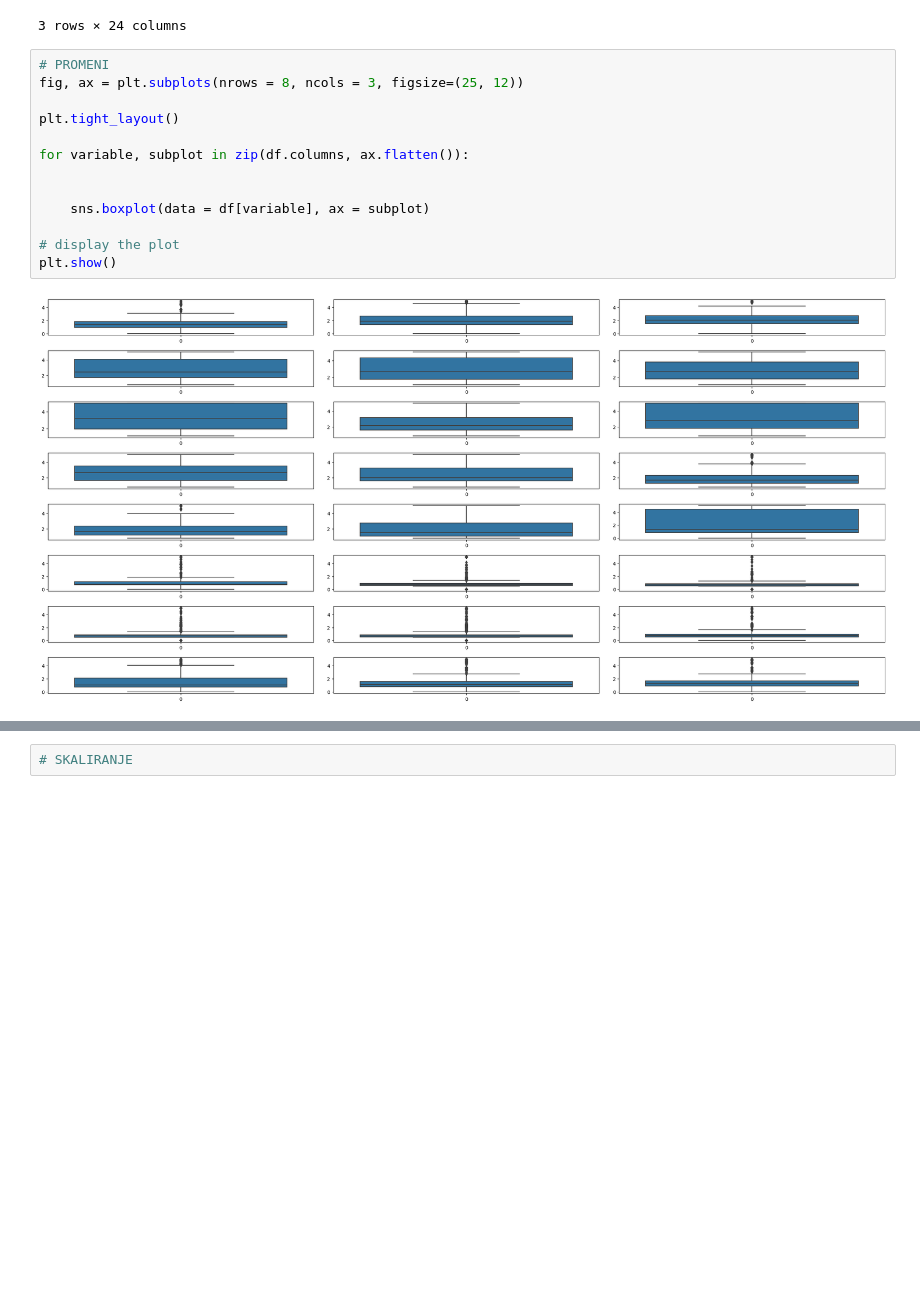
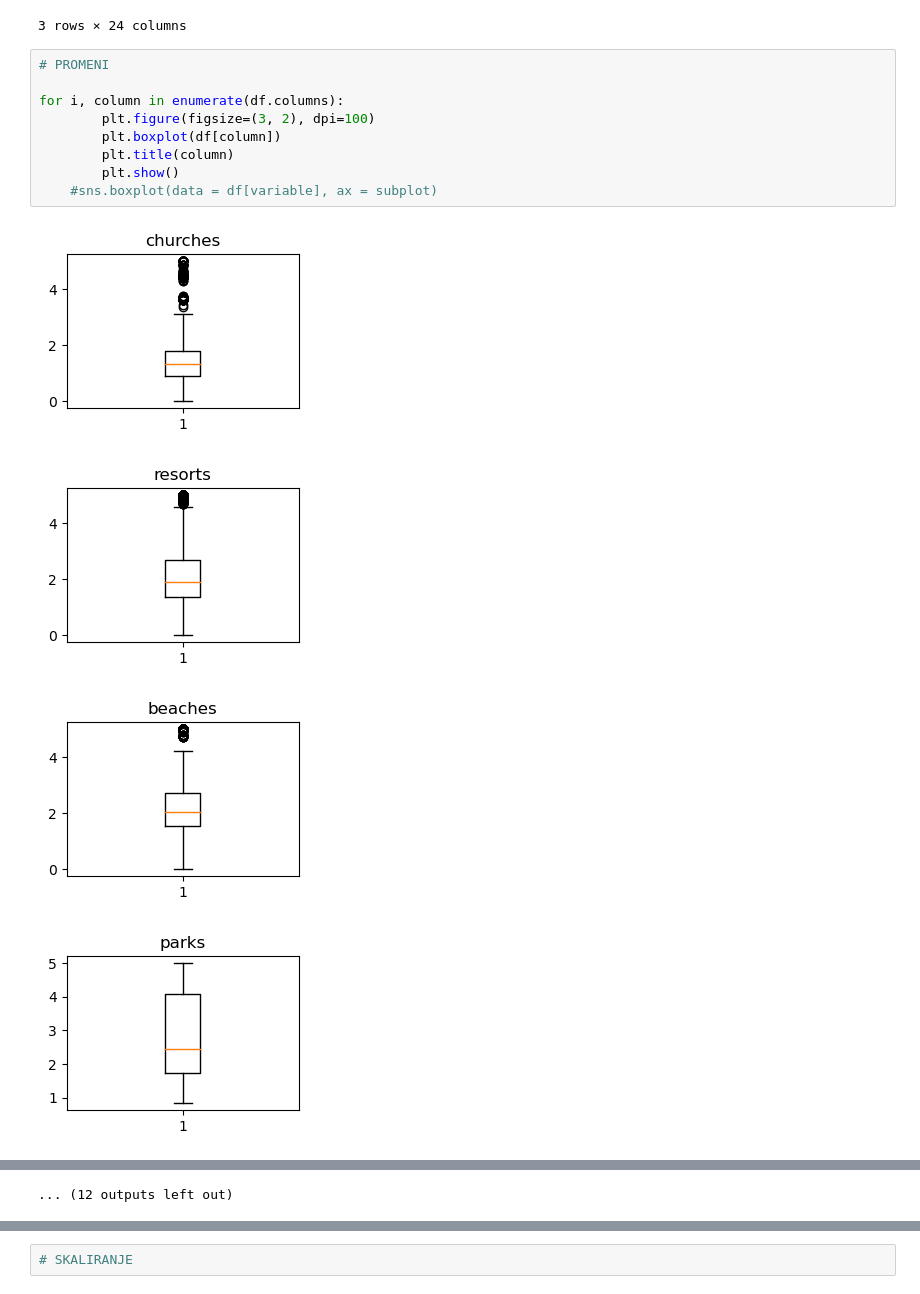
Before and after one commit to nikoladj99/ML_Project_2, a Jupyter notebook: Project 2.ipynb, the cells around one changed output, grey strips where cells are left out. Cells and saved outputs as stored; diff of their text form; blank space fills up the shorter version.

Commit message:
Boxplots i izbacivanje outlier-a

```diff
--- a/Project 2.ipynb
+++ b/Project 2.ipynb
@@ -195,16 +195,15 @@ df[df.duplicated()]
 3 rows × 24 columns
 # %%
 # PROMENI
-fig, ax = plt.subplots(nrows = 8, ncols = 3, figsize=(25, 12))
 
-plt.tight_layout()
-
-for variable, subplot in zip(df.columns, ax.flatten()):
-
-
-    sns.boxplot(data = df[variable], ax = subplot)
-
-# display the plot
-plt.show()
+for i, column in enumerate(df.columns):
+        plt.figure(figsize=(3, 2), dpi=100)
+        plt.boxplot(df[column])
+        plt.title(column)
+        plt.show()
+    #sns.boxplot(data = df[variable], ax = subplot)
 # %% [output]
-[figure, old version]
+[figure, new version]
+[figure, added]
+[figure, added]
+[figure, added]
@@ -211 +218,2 @@ plt.show()
+... (12 outputs left out)
 # %%
```
Also changed, not shown: parts of 5 cells of this notebook.
